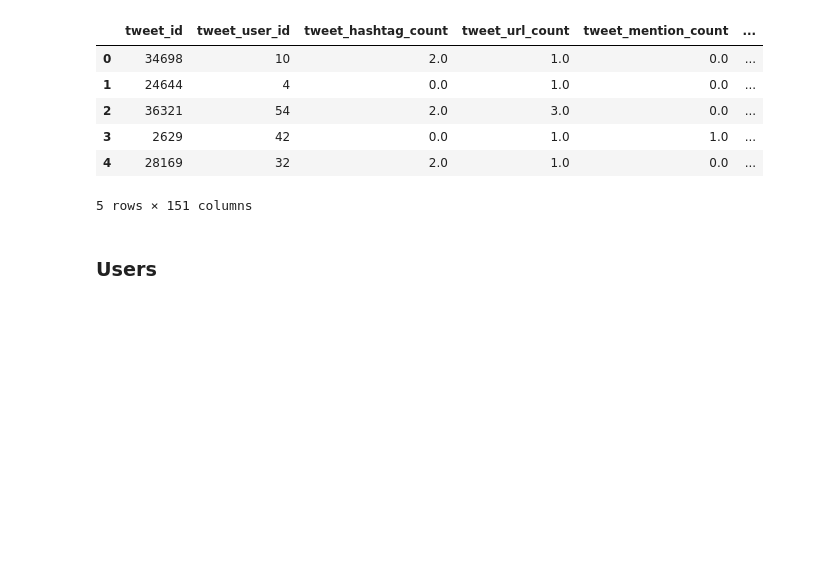
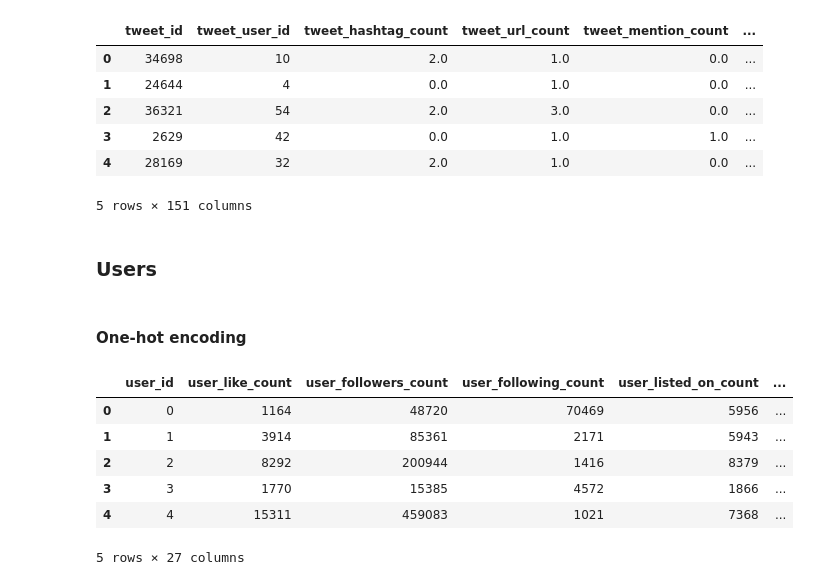
Before and after one commit to shpatrickguo/bitgrit, a Jupyter notebook: Viral Tweets Prediction Challenge/Viral Tweets Prediction Challenge.ipynb, the cells around one changed output. Drawn from its saved outputs; the diff is of its cells as text; code cells hidden in the pictures; blank space fills up the shorter version.

```diff
--- a/Viral Tweets Prediction Challenge/Viral Tweets Prediction Challenge.ipynb
+++ b/Viral Tweets Prediction Challenge/Viral Tweets Prediction Challenge.ipynb
@@ -322,3 +323,26 @@ train_tweets_final.head()
 5 rows × 151 columns
 # %% [markdown]
 ### Users
+# %% [markdown]
+#### One-hot encoding
+# %%
+year = pd.get_dummies(users.user_created_at_year, prefix='year')
+month = pd.get_dummies(users.user_created_at_month , prefix='month')
+# %%
+# Join encoded data to train data.
+columns_drop = [
+                "user_created_at_year",
+                "user_created_at_month",
+               ]
+dfs = [year,month]
+
+users_final = users.drop(columns_drop, 1).join(dfs)
+users_final.head()
+# %% [output]
+|  | user_id | user_like_count | user_followers_count | user_following_count | user_listed_on_count | ... |
+| 0 | 0 | 1164 | 48720 | 70469 | 5956 | ... |
+| 1 | 1 | 3914 | 85361 | 2171 | 5943 | ... |
+| 2 | 2 | 8292 | 200944 | 1416 | 8379 | ... |
+| 3 | 3 | 1770 | 15385 | 4572 | 1866 | ... |
+| 4 | 4 | 15311 | 459083 | 1021 | 7368 | ... |
+5 rows × 27 columns
```
Also changed, not shown: parts of 2 cells of this notebook.
